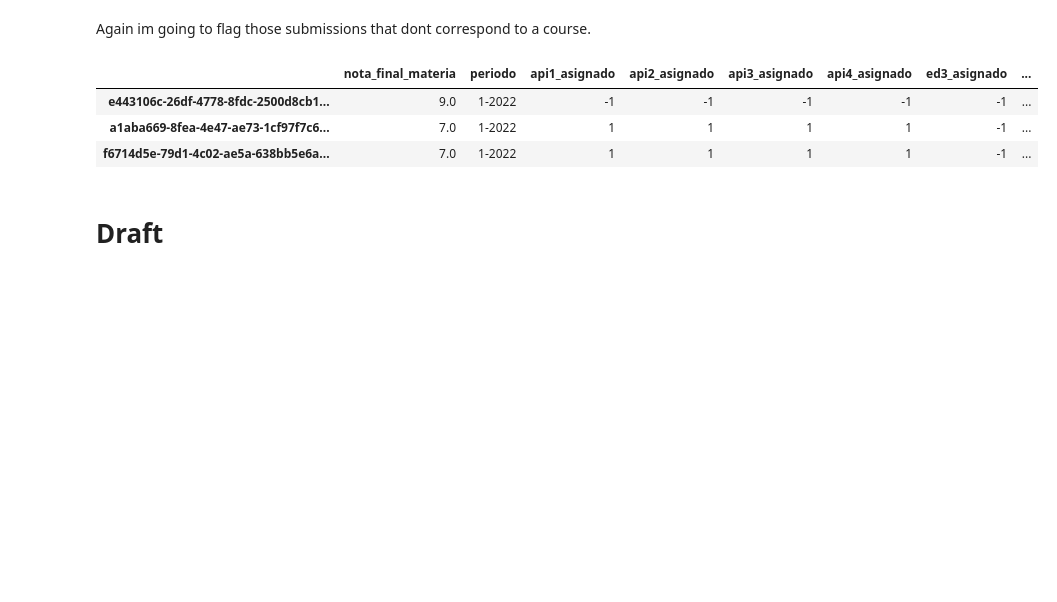
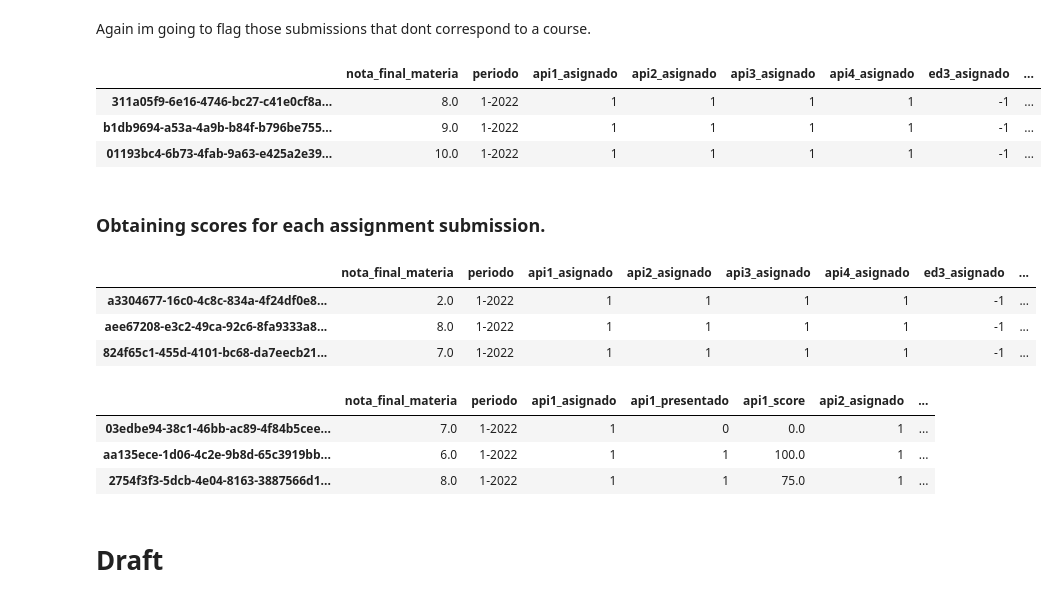
Before and after one commit to bautidea/course_approve_detection, a Jupyter notebook: notebok.ipynb, the cells around one changed output. Drawn from its saved outputs; the diff is of its cells as text; code cells hidden in the pictures; blank space fills up the shorter version.

Commit message:
Obtained scores for submitted assignments.

```diff
--- a/notebok.ipynb
+++ b/notebok.ipynb
@@ -513,12 +513,7 @@ data.sample(3)
 # %% [markdown]
 ### Obtaining submission information for each assignment.
 # %%
-submitted_ass_df = student_df[['index', 'submitted_ass']].copy()
-# Ill replace other kind of assignments (otros_trabajos) with nans, because im going to cross if each
-# important assignment has been delivered and the amount of time they were delivered.
-submitted_ass_df['submitted_ass'] = submitted_ass_df['submitted_ass'].replace('otros_trabajos', np.nan)
-
-submitted_ass_df = submitted_ass_df.groupby(['index', 'submitted_ass']).size().reset_index()
+submitted_ass_df = student_df.groupby(['index', 'submitted_ass']).size().reset_index()
 
 # Creating a pivot table in order to transform the different assignments into columns.
 submitted_ass_df = submitted_ass_df.pivot(index='index', columns='submitted_ass', values=0).reset_index().rename_axis(None, axis=1)
@@ -535,13 +530,20 @@ data = data.merge(submitted_ass_df, left_index=True, right_index=True, how='left
 for col in assessment_cols:
     data[col] = data[col].fillna(0)
     data[col] = data[col].astype(int)
+
+data['otros_trabajos'] = data['otros_trabajos'].fillna(0)
+data['otros_trabajos'] = data['otros_trabajos'].astype(int)
 # %% [markdown]
 Again im going to flag those submissions that dont correspond to a course.
 # %%
 data = flag_unrequited_assignments(data,'presentado')
+data.rename(columns={'otros_trabajos': 'otros_trabajos_presentado'}, inplace=True)
+
 data.sample(3)
 # %% [output]
 |  | nota_final_materia | periodo | api1_asignado | api2_asignado | api3_asignado | api4_asignado | ed3_asignado | ... |
-| e443106c-26df-4778-8fdc-2500d8cb1... | 9.0 | 1-2022 | -1 | -1 | -1 | -1 | -1 | ... |
-| a1aba669-8fea-4e47-ae73-1cf97f7c6... | 7.0 | 1-2022 | 1 | 1 | 1 | 1 | -1 | ... |
-| f6714d5e-79d1-4c02-ae5a-638bb5e6a... | 7.0 | 1-2022 | 1 | 1 | 1 | 1 | -1 | ... |
+| 311a05f9-6e16-4746-bc27-c41e0cf8a... | 8.0 | 1-2022 | 1 | 1 | 1 | 1 | -1 | ... |
+| b1db9694-a53a-4a9b-b84f-b796be755... | 9.0 | 1-2022 | 1 | 1 | 1 | 1 | -1 | ... |
+| 01193bc4-6b73-4fab-9a63-e425a2e39... | 10.0 | 1-2022 | 1 | 1 | 1 | 1 | -1 | ... |
+# %% [markdown]
+### Obtaining scores for each assignment submission.
@@ -548,3 +573,32 @@ data.sample(3)
+# %%
+data = flag_unrequited_assignments(data,'score')
+
+data.rename(columns={'otros_trabajos': 'otros_trabajos_score'}, inplace=True)
+# %% [output]
+|  | nota_final_materia | periodo | api1_asignado | api2_asignado | api3_asignado | api4_asignado | ed3_asignado | ... |
+| a3304677-16c0-4c8c-834a-4f24df0e8... | 2.0 | 1-2022 | 1 | 1 | 1 | 1 | -1 | ... |
+| aee67208-e3c2-49ca-92c6-8fa9333a8... | 8.0 | 1-2022 | 1 | 1 | 1 | 1 | -1 | ... |
+| 824f65c1-455d-4101-bc68-da7eecb21... | 7.0 | 1-2022 | 1 | 1 | 1 | 1 | -1 | ... |
+# %%
+# Going to sort columns alphabetically
+sorted_columns = data.columns.to_list()
+# Removing columns so they dont get sorted.
+sorted_columns.remove('nota_final_materia')
+sorted_columns.remove('periodo')
+
+sorted_columns.sort()
+
+# Appending columns in 1st place
+sorted_columns.insert(0,'nota_final_materia')
+sorted_columns.insert(1,'periodo')
+
+data = data[sorted_columns].copy()
+data.sample(3)
+# %% [output]
+|  | nota_final_materia | periodo | api1_asignado | api1_presentado | api1_score | api2_asignado | ... |
+| 03edbe94-38c1-46bb-ac89-4f84b5cee... | 7.0 | 1-2022 | 1 | 0 | 0.0 | 1 | ... |
+| aa135ece-1d06-4c2e-9b8d-65c3919bb... | 6.0 | 1-2022 | 1 | 1 | 100.0 | 1 | ... |
+| 2754f3f3-5dcb-4e04-8163-3887566d1... | 8.0 | 1-2022 | 1 | 1 | 75.0 | 1 | ... |
 # %% [markdown]
 # Draft
 # %%
```
Also changed, not shown: parts of 4 cells of this notebook.
